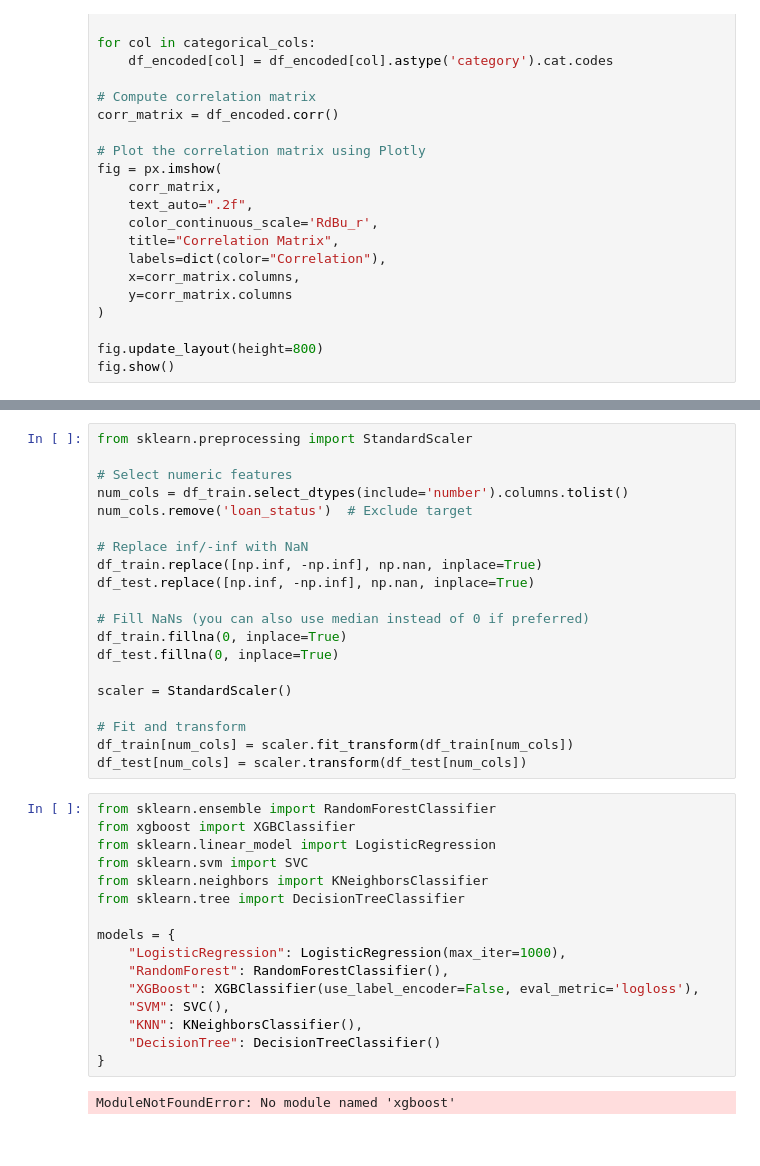
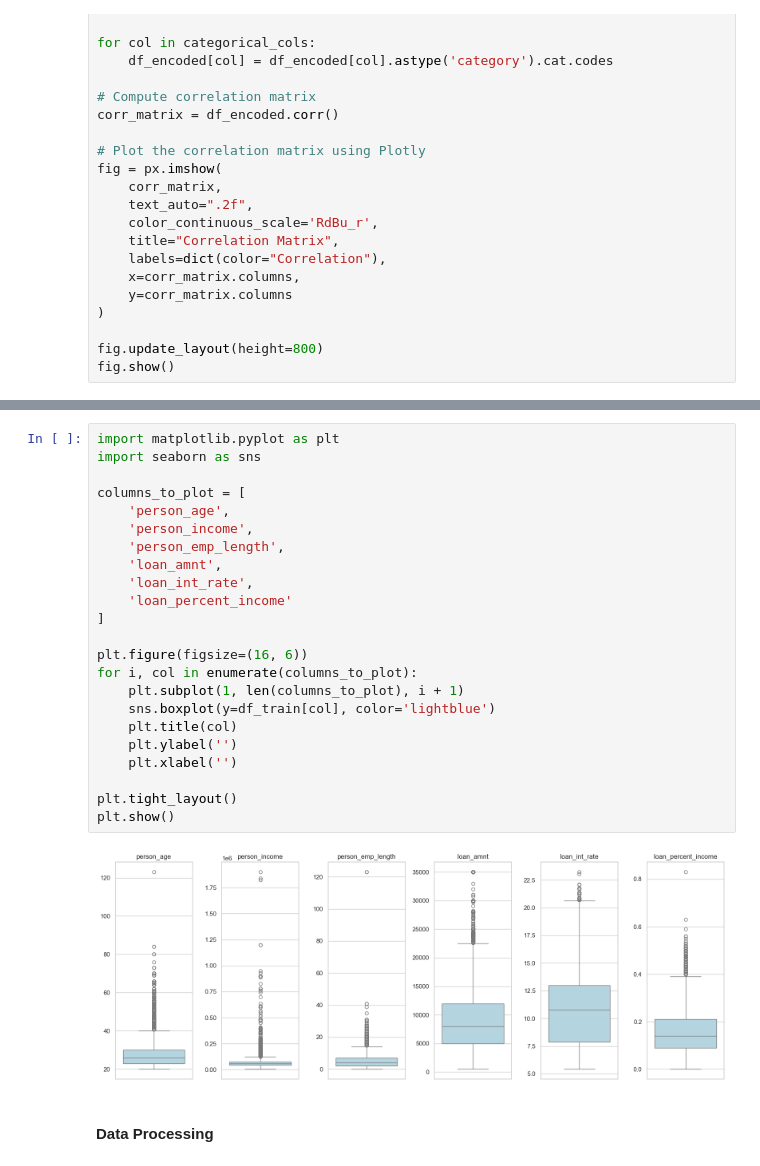
Before and after one commit to ndangi168/Loan-Approval-Predication, a Jupyter notebook: loanApprovalPrediction.ipynb, the cells around one changed output, grey strips where cells are left out. Cells and saved outputs as stored; diff of their text form.

```diff
--- a/loanApprovalPrediction.ipynb
+++ b/loanApprovalPrediction.ipynb
@@ -285,38 +264,27 @@ df_test = feature_engineering(df_test)
-# %%
-from sklearn.preprocessing import StandardScaler
-
-# Select numeric features
-num_cols = df_train.select_dtypes(include='number').columns.tolist()
-num_cols.remove('loan_status')  # Exclude target
-
-# Replace inf/-inf with NaN
-df_train.replace([np.inf, -np.inf], np.nan, inplace=True)
-df_test.replace([np.inf, -np.inf], np.nan, inplace=True)
-
-# Fill NaNs (you can also use median instead of 0 if preferred)
-df_train.fillna(0, inplace=True)
-df_test.fillna(0, inplace=True)
-
-scaler = StandardScaler()
-
-# Fit and transform
-df_train[num_cols] = scaler.fit_transform(df_train[num_cols])
-df_test[num_cols] = scaler.transform(df_test[num_cols])
-# %%
-from sklearn.ensemble import RandomForestClassifier
-from xgboost import XGBClassifier
-from sklearn.linear_model import LogisticRegression
-from sklearn.svm import SVC
-from sklearn.neighbors import KNeighborsClassifier
-from sklearn.tree import DecisionTreeClassifier
-
-models = {
-    "LogisticRegression": LogisticRegression(max_iter=1000),
-    "RandomForest": RandomForestClassifier(),
-    "XGBoost": XGBClassifier(use_label_encoder=False, eval_metric='logloss'),
-    "SVM": SVC(),
-    "KNN": KNeighborsClassifier(),
-    "DecisionTree": DecisionTreeClassifier()
-}
-# %% [output]
-ModuleNotFoundError: No module named 'xgboost'
+# %%
+import matplotlib.pyplot as plt
+import seaborn as sns
+
+columns_to_plot = [
+    'person_age',
+    'person_income',
+    'person_emp_length',
+    'loan_amnt',
+    'loan_int_rate',
+    'loan_percent_income'
+]
+
+plt.figure(figsize=(16, 6))
+for i, col in enumerate(columns_to_plot):
+    plt.subplot(1, len(columns_to_plot), i + 1)
+    sns.boxplot(y=df_train[col], color='lightblue')
+    plt.title(col)
+    plt.ylabel('')
+    plt.xlabel('')
+
+plt.tight_layout()
+plt.show()
+# %% [output]
+[figure, added]
+# %% [markdown]
+#### Data Processing
```
Also changed, not shown: parts of 15 cells of this notebook.
